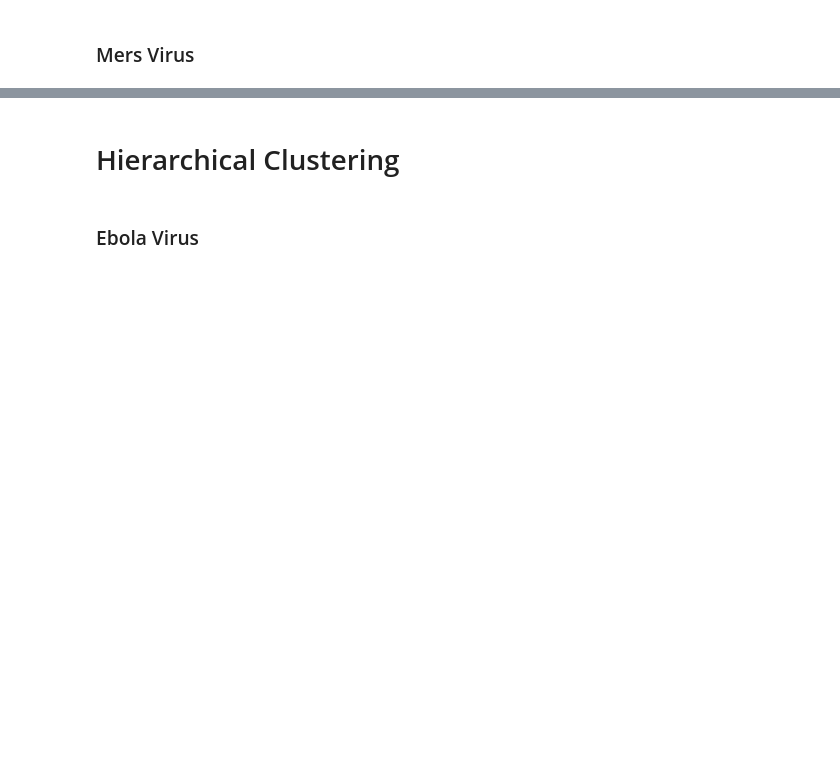
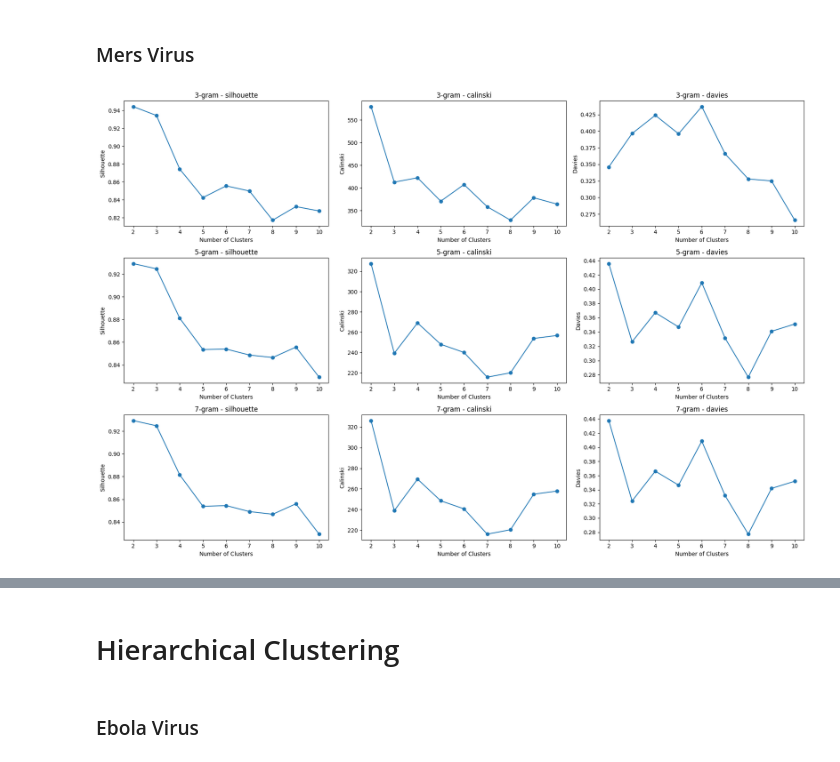
Before and after one commit to ivamilutinovic/data-mining-project, a Jupyter notebook: clustering/Aminoacid.ipynb, the cells around one changed output, grey strips where cells are left out. Saved outputs shown, nothing was run; the diff lists cells and outputs as text; code cells hidden in the pictures; blank space fills up the shorter version.

```diff
--- a/clustering/Aminoacid.ipynb
+++ b/clustering/Aminoacid.ipynb
@@ -8,8 +8,7 @@ from sklearn.decomposition import PCA
 # %% [markdown]
 # KMeans
 # %%
-def kmeans_clustering(df3, df5, df7):
-    datasets = {"3-gram": df3, "5-gram": df5, "7-gram": df7}
+def kmeans_clustering(datasets):
     cluster_range = range(2, 11)
 
     results = {ngram: {"clusters": [], "silhouette": [], "calinski": [], "davies": []} for ngram in datasets}
@@ -109,2 +110,11 @@ plt.show()
 # %% [markdown]
 ### Mers Virus
+# %%
+df3 = pd.read_csv("../csv_data/3gram_matrix_amino_acid_mers.csv").drop(columns=["virus_type", "protein_type"])
+df5 = pd.read_csv("../csv_data/5gram_matrix_amino_acid_mers.csv").drop(columns=["virus_type", "protein_type"])
+df7 = pd.read_csv("../csv_data/7gram_matrix_amino_acid_mers.csv").drop(columns=["virus_type", "protein_type"])
+datasets = {"3-gram": df3, "5-gram": df5, "7-gram": df7}
+# %%
+kmeans_clustering(datasets)
+# %% [output]
+[figure, added]
```
Also changed, not shown: parts of 18 cells of this notebook, 11 other files.
